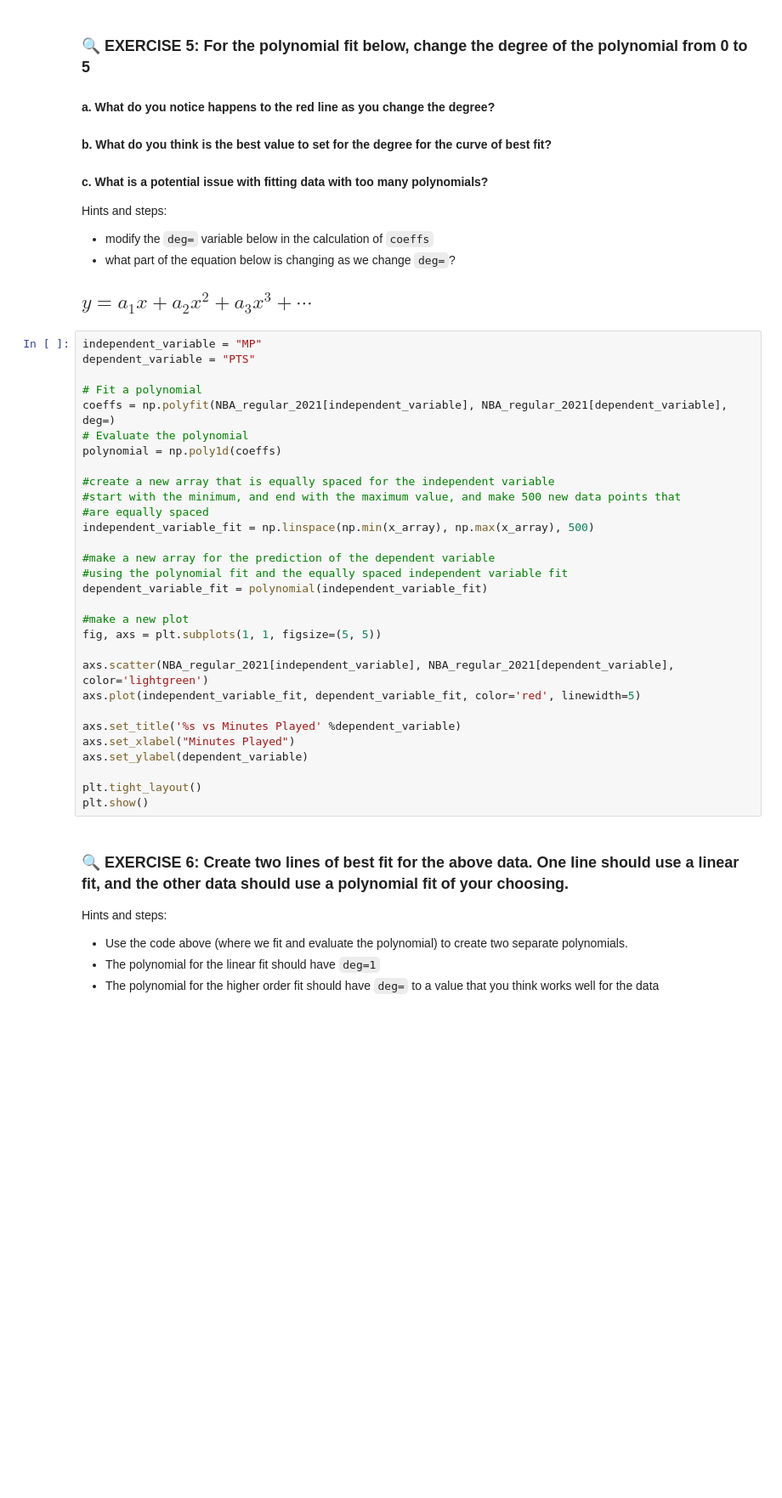
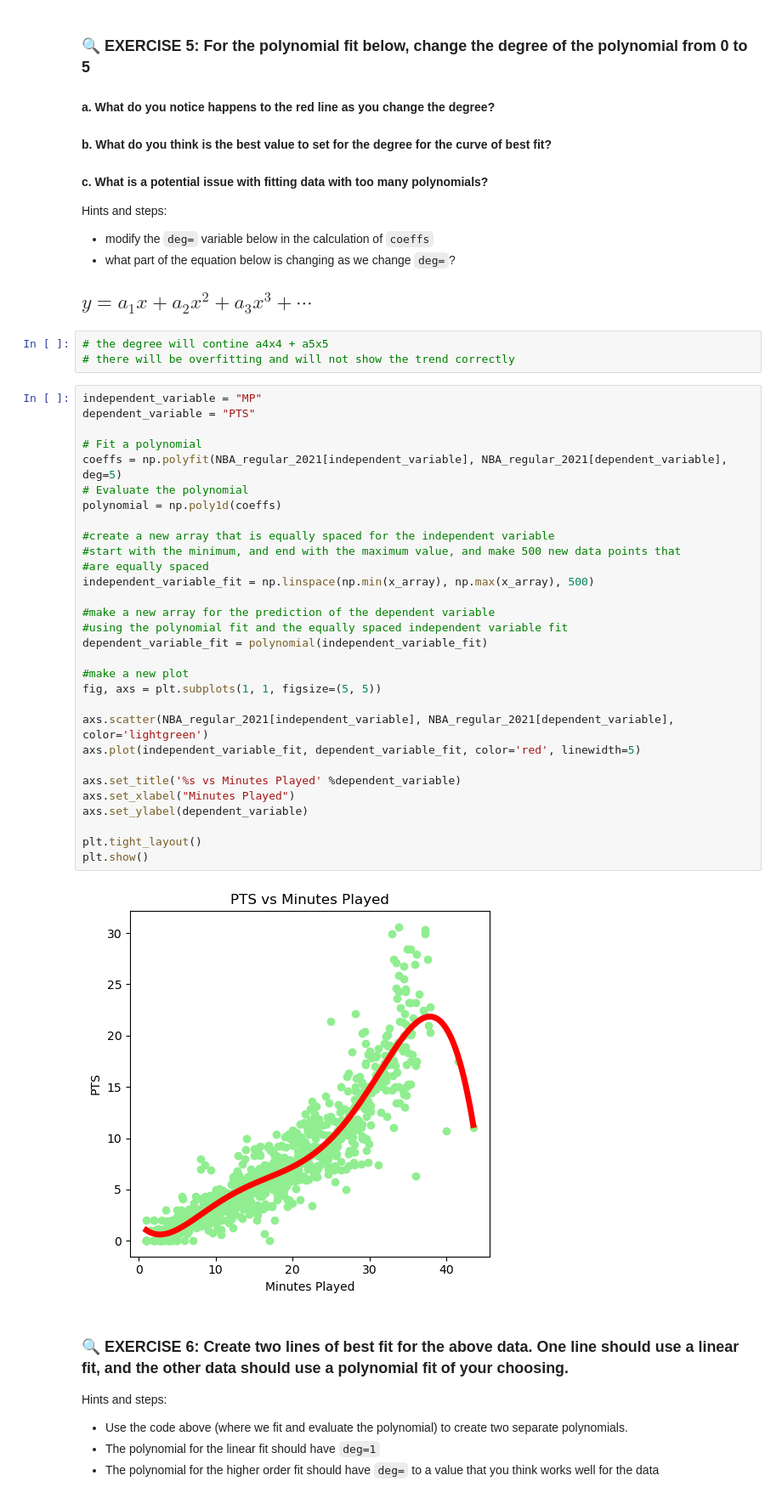
Before and after one commit to PrisonTeachingInitiative/CFR-2025, a Jupyter notebook: Stats/Notebooks/2-Correlation_regression_NEW.ipynb, the cells around one changed output. Shown at 85% size. Drawn from its saved outputs; the diff is of its cells as text; blank space fills up the shorter version.

```diff
--- a/Stats/Notebooks/2-Correlation_regression_NEW.ipynb
+++ b/Stats/Notebooks/2-Correlation_regression_NEW.ipynb
@@ -405,36 +426,41 @@ Hints and steps:
 - what part of the equation below is changing as we change `deg=`?
 
 ## $ y = a_1 x + a_2x^2 + a_3x^3 + \cdots$
+# %%
+# the degree will contine a4x4 + a5x5
+# there will be overfitting and will not show the trend correctly
 # %%
 independent_variable = "MP"
 dependent_variable = "PTS"
 
 # Fit a polynomial
-coeffs = np.polyfit(NBA_regular_2021[independent_variable], NBA_regular_2021[dependent_variable], deg=)
+coeffs = np.polyfit(NBA_regular_2021[independent_variable], NBA_regular_2021[dependent_variable], deg=5)
 # Evaluate the polynomial
 polynomial = np.poly1d(coeffs)
 
 #create a new array that is equally spaced for the independent variable
 #start with the minimum, and end with the maximum value, and make 500 new data points that
 #are equally spaced
 independent_variable_fit = np.linspace(np.min(x_array), np.max(x_array), 500)
 
 #make a new array for the prediction of the dependent variable
 #using the polynomial fit and the equally spaced independent variable fit
 dependent_variable_fit = polynomial(independent_variable_fit)
 
 #make a new plot
 fig, axs = plt.subplots(1, 1, figsize=(5, 5))
 
 axs.scatter(NBA_regular_2021[independent_variable], NBA_regular_2021[dependent_variable], color='lightgreen')
 axs.plot(independent_variable_fit, dependent_variable_fit, color='red', linewidth=5)
 
 axs.set_title('%s vs Minutes Played' %dependent_variable)
 axs.set_xlabel("Minutes Played")
 axs.set_ylabel(dependent_variable)
 
 plt.tight_layout()
 plt.show()
+# %% [output]
+[figure, added]
 # %% [markdown]
 ### 🔍 EXERCISE 6: Create two lines of best fit for the above data. One line should use a linear fit, and the other data should use a polynomial fit of your choosing.
 
```
Also changed, not shown: parts of 6 cells of this notebook.
